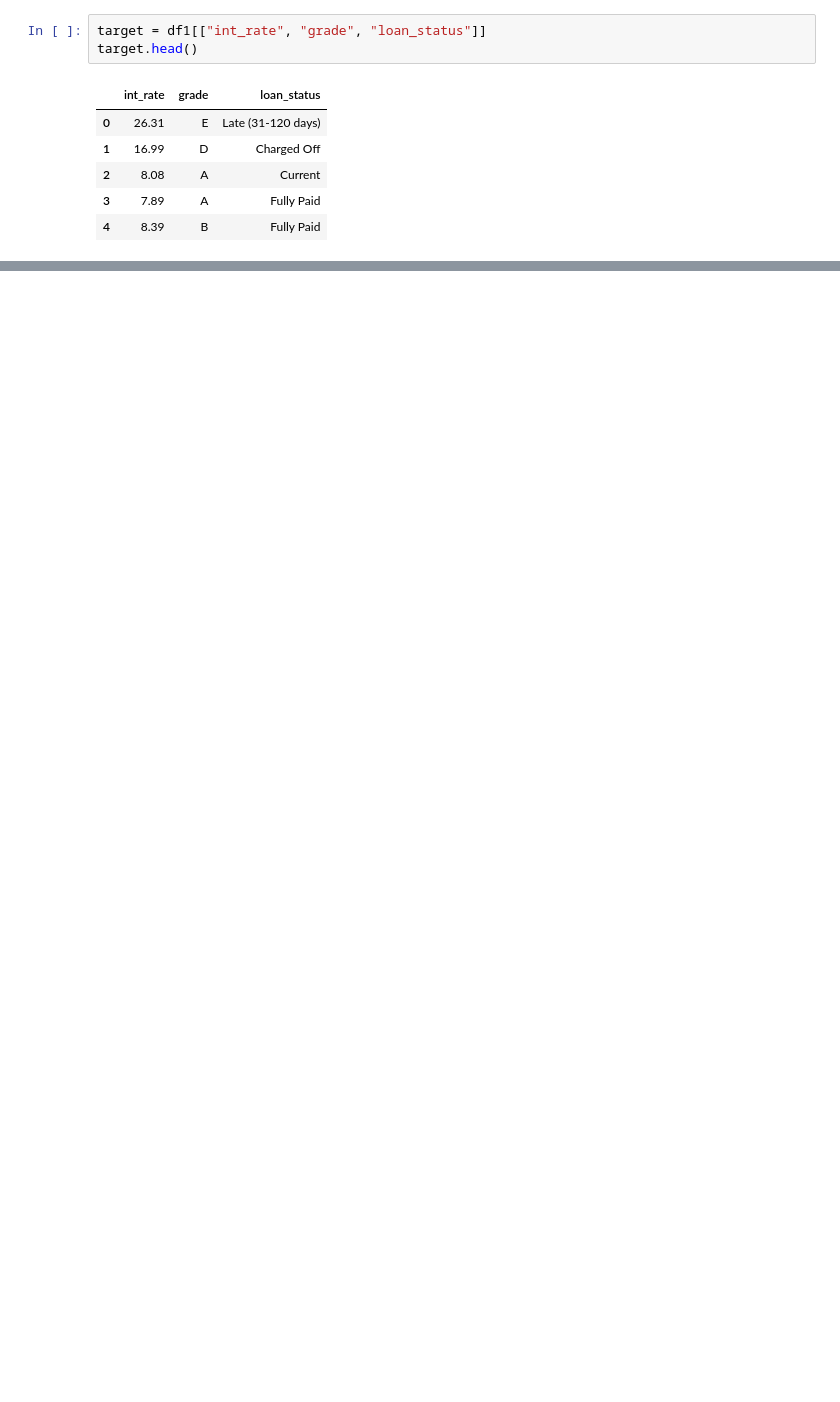
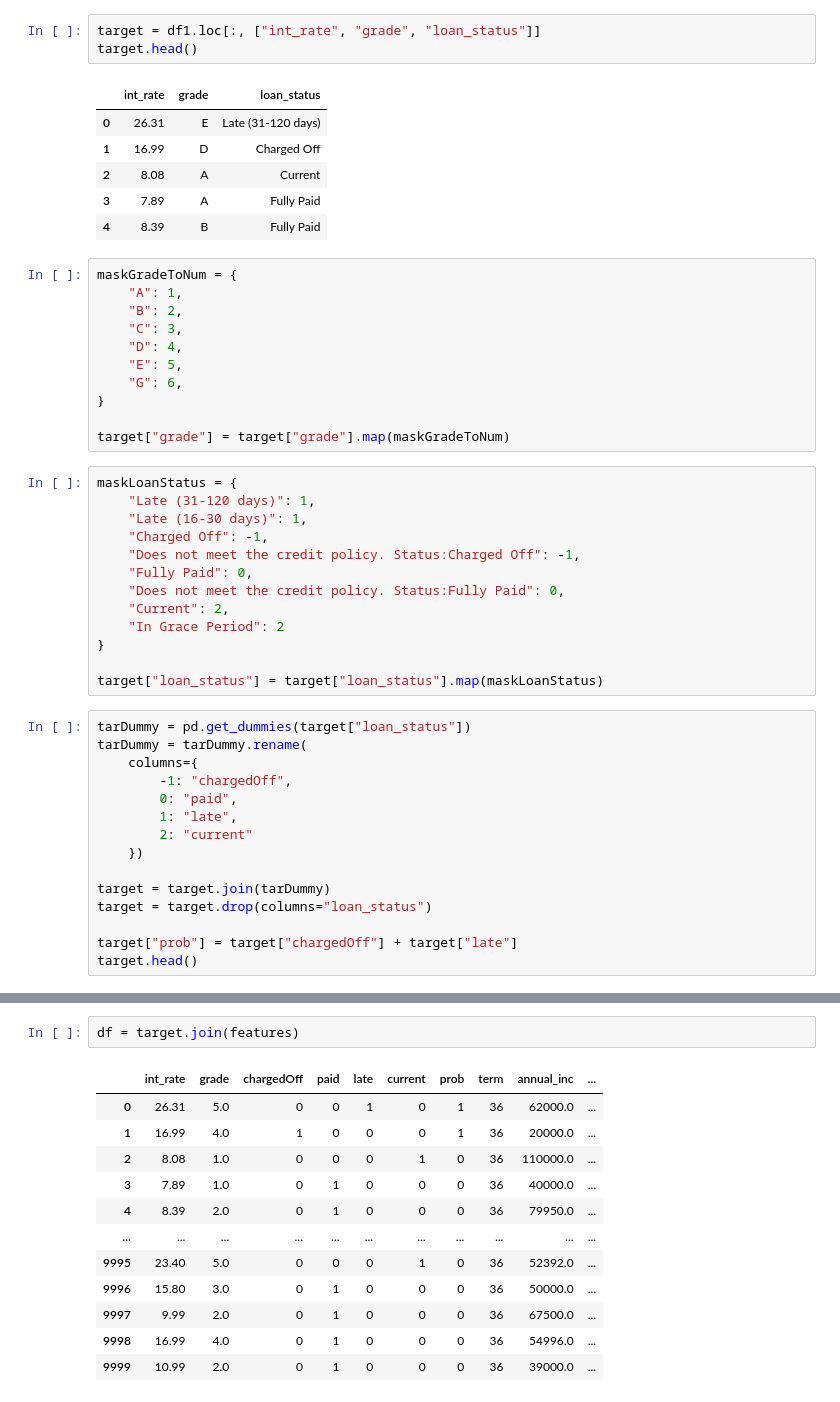
Before and after one commit to rstellet8/p2-inteligencia, a Jupyter notebook: featureDiscovery.ipynb, the cells around one changed output, grey strips where cells are left out. Saved outputs shown, nothing was run; the diff lists cells and outputs as text; blank space fills up the shorter version.

```diff
--- a/featureDiscovery.ipynb
+++ b/featureDiscovery.ipynb
@@ -291,5 +381,5 @@ features.head()
 # %%
-target = df1[["int_rate", "grade", "loan_status"]]
+target = df1.loc[:, ["int_rate", "grade", "loan_status"]]
 target.head()
 # %% [output]
 |  | int_rate | grade | loan_status |
@@ -298,3 +388,42 @@ target.head()
 | 2 | 8.08 | A | Current |
 | 3 | 7.89 | A | Fully Paid |
 | 4 | 8.39 | B | Fully Paid |
+# %%
+maskGradeToNum = {
+    "A": 1,
+    "B": 2,
+    "C": 3,
+    "D": 4,
+    "E": 5,
+    "G": 6,
+}
+
+target["grade"] = target["grade"].map(maskGradeToNum)
+# %%
+maskLoanStatus = {
+    "Late (31-120 days)": 1,
+    "Late (16-30 days)": 1,
+    "Charged Off": -1,
+    "Does not meet the credit policy. Status:Charged Off": -1,
+    "Fully Paid": 0,
+    "Does not meet the credit policy. Status:Fully Paid": 0,
+    "Current": 2,
+    "In Grace Period": 2
+}
+
+target["loan_status"] = target["loan_status"].map(maskLoanStatus)
+# %%
+tarDummy = pd.get_dummies(target["loan_status"])
+tarDummy = tarDummy.rename(
+    columns={
+        -1: "chargedOff",
+        0: "paid",
+        1: "late",
+        2: "current"
+    })
+
+target = target.join(tarDummy)
+target = target.drop(columns="loan_status")
+
+target["prob"] = target["chargedOff"] + target["late"]
+target.head()
@@ -300,0 +444,15 @@ target.head()
+# %%
+df = target.join(features)
+# %% [output]
+|  | int_rate | grade | chargedOff | paid | late | current | prob | term | annual_inc | ... |
+| 0 | 26.31 | 5.0 | 0 | 0 | 1 | 0 | 1 | 36 | 62000.0 | ... |
+| 1 | 16.99 | 4.0 | 1 | 0 | 0 | 0 | 1 | 36 | 20000.0 | ... |
+| 2 | 8.08 | 1.0 | 0 | 0 | 0 | 1 | 0 | 36 | 110000.0 | ... |
+| 3 | 7.89 | 1.0 | 0 | 1 | 0 | 0 | 0 | 36 | 40000.0 | ... |
+| 4 | 8.39 | 2.0 | 0 | 1 | 0 | 0 | 0 | 36 | 79950.0 | ... |
+| ... | ... | ... | ... | ... | ... | ... | ... | ... | ... | ... |
+| 9995 | 23.40 | 5.0 | 0 | 0 | 0 | 1 | 0 | 36 | 52392.0 | ... |
+| 9996 | 15.80 | 3.0 | 0 | 1 | 0 | 0 | 0 | 36 | 50000.0 | ... |
+| 9997 | 9.99 | 2.0 | 0 | 1 | 0 | 0 | 0 | 36 | 67500.0 | ... |
+| 9998 | 16.99 | 4.0 | 0 | 1 | 0 | 0 | 0 | 36 | 54996.0 | ... |
+| 9999 | 10.99 | 2.0 | 0 | 1 | 0 | 0 | 0 | 36 | 39000.0 | ... |
```
Also changed, not shown: parts of 16 cells of this notebook.
